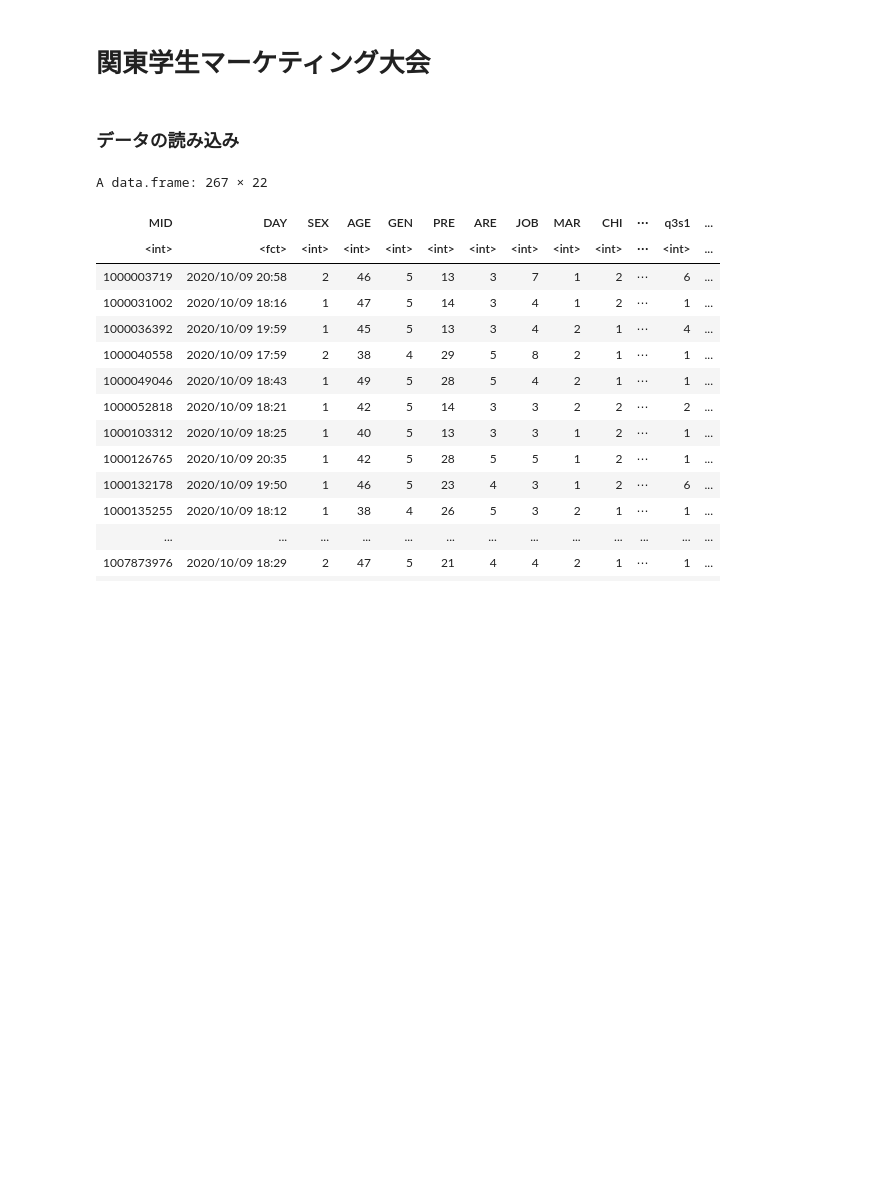
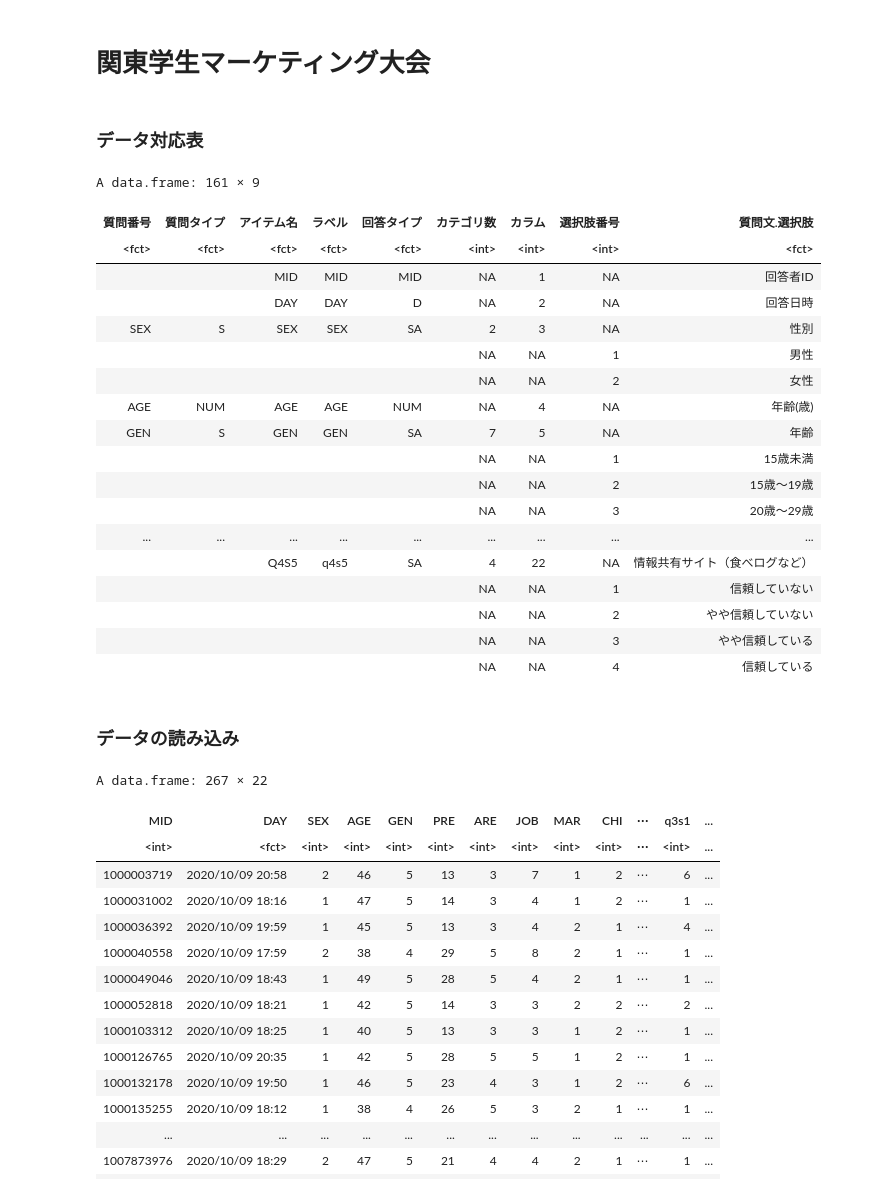
Before and after one commit to e4rll/kanmake, a Jupyter notebook: kanmake.ipynb, the cells around one changed output. Saved outputs shown, nothing was run; the diff lists cells and outputs as text; code cells hidden in the pictures; blank space fills up the shorter version.

```diff
--- a/kanmake.ipynb
+++ b/kanmake.ipynb
@@ -1,5 +1,29 @@
 # %% [markdown]
 # 関東学生マーケティング大会
+# %% [markdown]
+### データ対応表
+# %%
+read.csv("input/426200000002_Layout.txt", sep="\t", fileEncoding="cp932", skip=1)
+# %% [output]
+A data.frame: 161 × 9
+| 質問番号 | 質問タイプ | アイテム名 | ラベル | 回答タイプ | カテゴリ数 | カラム | 選択肢番号 | 質問文.選択肢 |
+| <fct> | <fct> | <fct> | <fct> | <fct> | <int> | <int> | <int> | <fct> |
+|  |  | MID | MID | MID | NA | 1 | NA | 回答者ID |
+|  |  | DAY | DAY | D | NA | 2 | NA | 回答日時 |
+| SEX | S | SEX | SEX | SA | 2 | 3 | NA | 性別 |
+|  |  |  |  |  | NA | NA | 1 | 男性 |
+|  |  |  |  |  | NA | NA | 2 | 女性 |
+| AGE | NUM | AGE | AGE | NUM | NA | 4 | NA | 年齢(歳) |
+| GEN | S | GEN | GEN | SA | 7 | 5 | NA | 年齢 |
+|  |  |  |  |  | NA | NA | 1 | 15歳未満 |
+|  |  |  |  |  | NA | NA | 2 | 15歳〜19歳 |
+|  |  |  |  |  | NA | NA | 3 | 20歳〜29歳 |
+| ... | ... | ... | ... | ... | ... | ... | ... | ... |
+|  |  | Q4S5 | q4s5 | SA | 4 | 22 | NA | 情報共有サイト（食べログなど） |
+|  |  |  |  |  | NA | NA | 1 | 信頼していない |
+|  |  |  |  |  | NA | NA | 2 | やや信頼していない |
+|  |  |  |  |  | NA | NA | 3 | やや信頼している |
+|  |  |  |  |  | NA | NA | 4 | 信頼している |
 # %% [markdown]
  ### データの読み込み
 # %%
```
